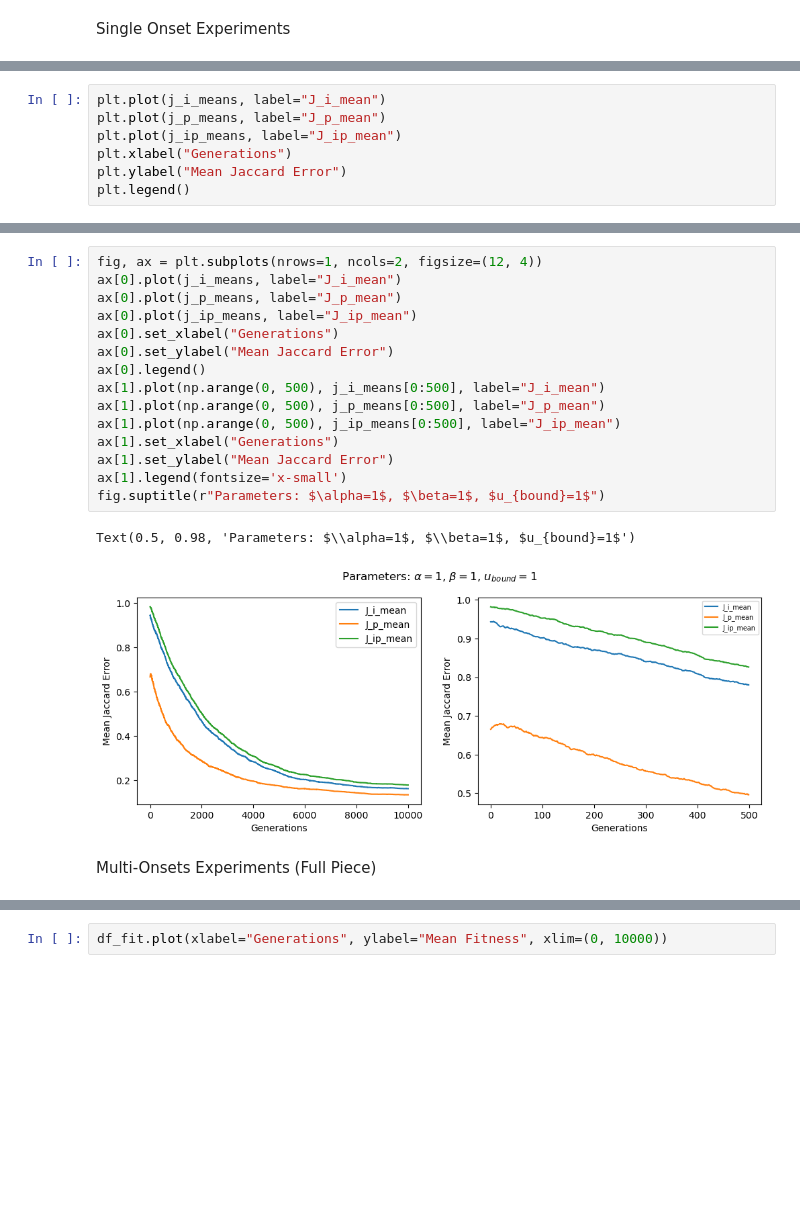
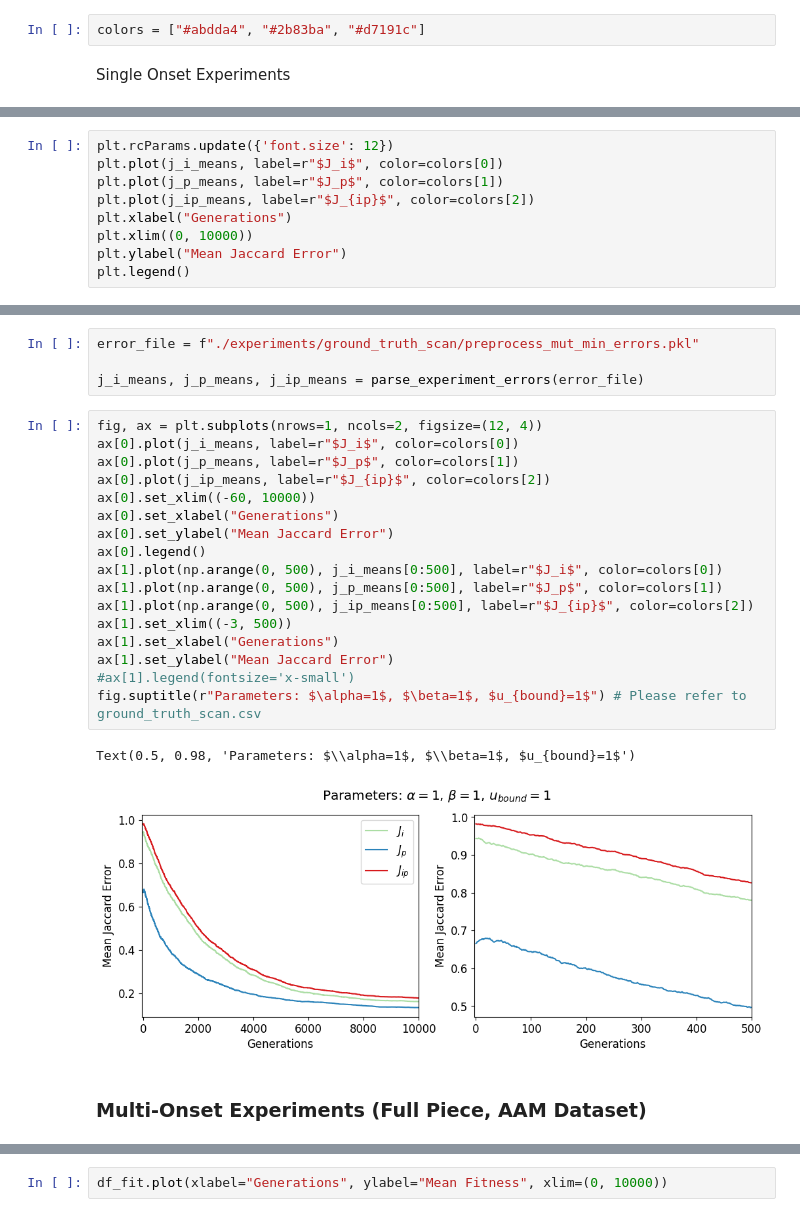
Before and after one commit to jd-rub/MA-thesis, a Jupyter notebook: notebooks/plotting.ipynb, the cells around one changed output, grey strips where cells are left out. Drawn from its saved outputs; the diff is of its cells as text; blank space fills up the shorter version.

```diff
--- a/notebooks/plotting.ipynb
+++ b/notebooks/plotting.ipynb
@@ -88,2 +50,4 @@ ax[1].legend()
+# %%
+colors = ["#abdda4", "#2b83ba", "#d7191c"]
 # %% [markdown]
 Single Onset Experiments
@@ -116,8 +78,10 @@ j_i_means.shape
 # %%
-plt.plot(j_i_means, label="J_i_mean")
-plt.plot(j_p_means, label="J_p_mean")
-plt.plot(j_ip_means, label="J_ip_mean")
+plt.rcParams.update({'font.size': 12})
+plt.plot(j_i_means, label=r"$J_i$", color=colors[0])
+plt.plot(j_p_means, label=r"$J_p$", color=colors[1])
+plt.plot(j_ip_means, label=r"$J_{ip}$", color=colors[2])
 plt.xlabel("Generations")
+plt.xlim((0, 10000))
 plt.ylabel("Mean Jaccard Error")
 plt.legend()
 # %% [output]
@@ -126,21 +92,27 @@ plt.legend()
+# %%
+error_file = f"./experiments/ground_truth_scan/preprocess_mut_min_errors.pkl"
+
+j_i_means, j_p_means, j_ip_means = parse_experiment_errors(error_file)
 # %%
 fig, ax = plt.subplots(nrows=1, ncols=2, figsize=(12, 4))
-ax[0].plot(j_i_means, label="J_i_mean")
-ax[0].plot(j_p_means, label="J_p_mean")
-ax[0].plot(j_ip_means, label="J_ip_mean")
+ax[0].plot(j_i_means, label=r"$J_i$", color=colors[0])
+ax[0].plot(j_p_means, label=r"$J_p$", color=colors[1])
+ax[0].plot(j_ip_means, label=r"$J_{ip}$", color=colors[2])
+ax[0].set_xlim((-60, 10000))
 ax[0].set_xlabel("Generations")
 ax[0].set_ylabel("Mean Jaccard Error")
 ax[0].legend()
-ax[1].plot(np.arange(0, 500), j_i_means[0:500], label="J_i_mean")
-ax[1].plot(np.arange(0, 500), j_p_means[0:500], label="J_p_mean")
-ax[1].plot(np.arange(0, 500), j_ip_means[0:500], label="J_ip_mean")
+ax[1].plot(np.arange(0, 500), j_i_means[0:500], label=r"$J_i$", color=colors[0])
+ax[1].plot(np.arange(0, 500), j_p_means[0:500], label=r"$J_p$", color=colors[1])
+ax[1].plot(np.arange(0, 500), j_ip_means[0:500], label=r"$J_{ip}$", color=colors[2])
+ax[1].set_xlim((-3, 500))
 ax[1].set_xlabel("Generations")
 ax[1].set_ylabel("Mean Jaccard Error")
-ax[1].legend(fontsize='x-small')
-fig.suptitle(r"Parameters: $\alpha=1$, $\beta=1$, $u_{bound}=1$")
+#ax[1].legend(fontsize='x-small')
+fig.suptitle(r"Parameters: $\alpha=1$, $\beta=1$, $u_{bound}=1$") # Please refer to ground_truth_scan.csv
 # %% [output]
 Text(0.5, 0.98, 'Parameters: $\\alpha=1$, $\\beta=1$, $u_{bound}=1$')
-[figure, old version]
+[figure, new version]
 # %% [markdown]
-Multi-Onsets Experiments (Full Piece)
+### Multi-Onset Experiments (Full Piece, AAM Dataset)
 # %%
```
Also changed, not shown: parts of 28 cells of this notebook.
